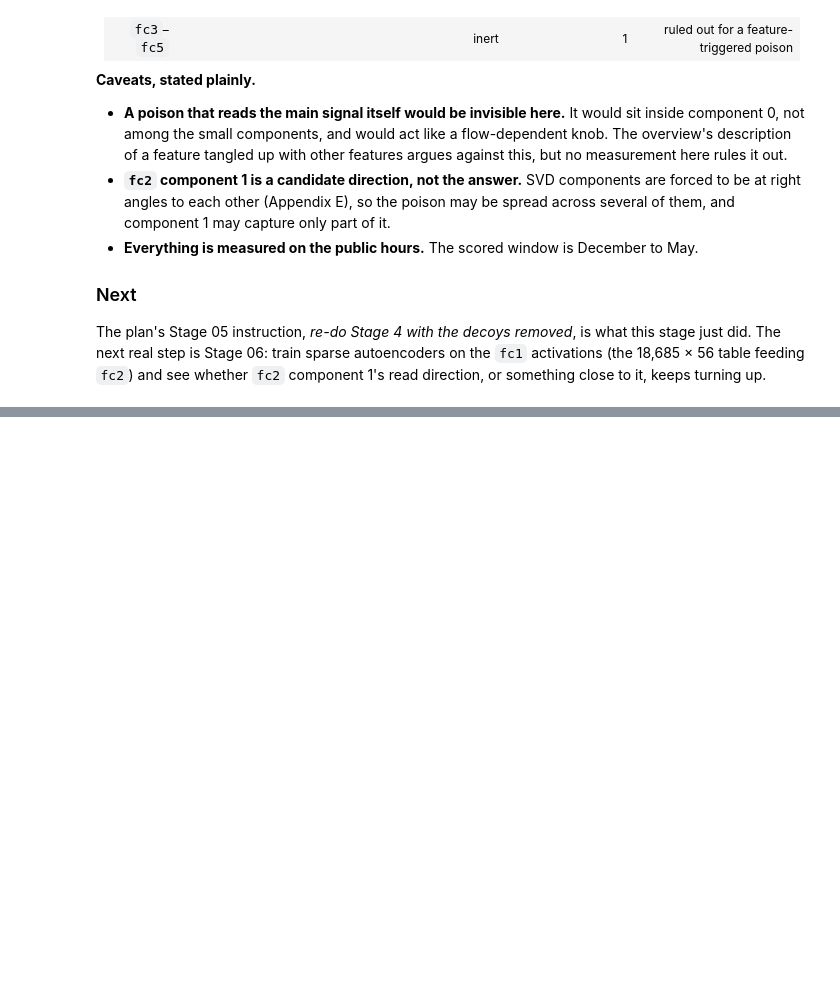
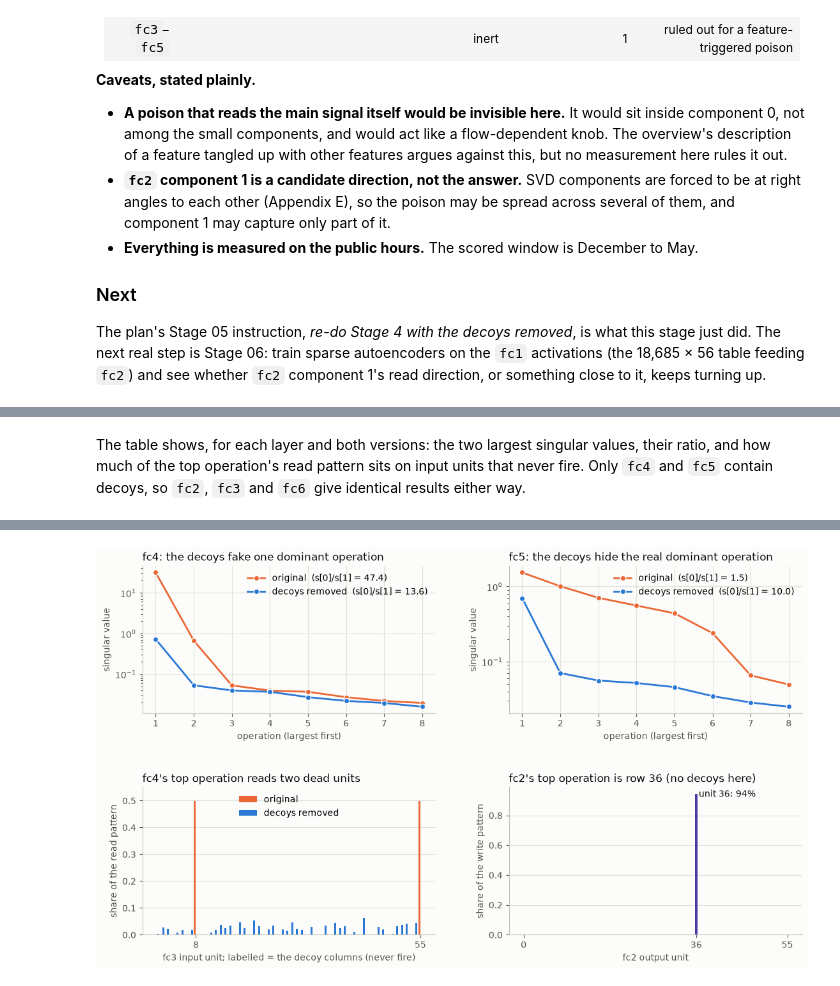
Before and after one commit to nehasrinivasula/mlm26, a Jupyter notebook: working.ipynb, the cells around one changed output, grey strips where cells are left out. Saved outputs shown, nothing was run; the diff lists cells and outputs as text; code cells hidden in the pictures; blank space fills up the shorter version.

```diff
--- a/working.ipynb
+++ b/working.ipynb
@@ -1257,0 +1450,74 @@ close to it, keeps turning up.
+# %% [markdown]
+The table shows, for each layer and both versions: the two largest singular values, their ratio,
+and how much of the top operation's read pattern sits on input units that never fire. Only `fc4`
+and `fc5` contain decoys, so `fc2`, `fc3` and `fc6` give identical results either way.
+# %%
+# Stage 05, part 2: SVD of each layer's weights, original vs decoys removed.
+# For each layer: the two largest singular values, their ratio, and how much of the top
+# operation's READ pattern Vt[0] sits on input units that never fire (Stage 03's DEAD map).
+SVD = {}                                             # (layer, version) -> (U, s, Vt)
+print(f"{'layer':6}{'version':>16}{'s[0]':>8}{'s[1]':>8}{'s[0]/s[1]':>11}{'top read on dead inputs':>26}")
+for name in CANDIDATES:
+    dead_inputs = sorted(DEAD[PREV[name]])
+    for version, weights in [("original", WEIGHTS), ("decoys removed", NO_DECOYS)]:
+        U_k, s_k, Vt_k = np.linalg.svd(weights[name + ".weight"])
+        SVD[(name, version)] = (U_k, s_k, Vt_k)
+        on_dead = (Vt_k[0][dead_inputs] ** 2).sum()  # share of the unit-length direction
+        print(f"{name:6}{version:>16}{s_k[0]:8.3f}{s_k[1]:8.3f}{s_k[0] / s_k[1]:11.1f}{100 * on_dead:25.2f}%")
+
+# fc2 has no decoys, but its top operation is worth a look: is it simply row 36?
+U_k, s_k, Vt_k = SVD[("fc2", "original")]
+row36 = WEIGHTS["fc2.weight"][36]
+print(f"\nfc2's top operation writes {100 * U_k[36, 0] ** 2:.1f}% of its output to unit 36, and reads "
+      f"row 36's pattern (cosine {abs(Vt_k[0] @ row36) / np.linalg.norm(row36):.4f}).")
+
+# Figure 2.
+ORIGINAL_ORANGE = DECOY_ORANGE                       # "original" = the weights with the decoys in
+CLEANED_BLUE    = "#2a78d6"                          # decoys removed
+fig, axes = plt.subplots(2, 2, figsize=(13.33, 7.5), gridspec_kw={"hspace": 0.5, "wspace": 0.25})
+fig.patch.set_facecolor(SURFACE)
+
+# (a, b) the first 8 singular values of fc4 and fc5, both versions (log scale)
+for ax, name in [(axes[0, 0], "fc4"), (axes[0, 1], "fc5")]:
+    for version, colour in [("original", ORIGINAL_ORANGE), ("decoys removed", CLEANED_BLUE)]:
+        s_k = SVD[(name, version)][1][:8]
+        ax.plot(range(1, 9), s_k, color=colour, linewidth=2, marker="o", markersize=6,
+                markeredgecolor=SURFACE, label=f"{version}  (s[0]/s[1] = {s_k[0] / s_k[1]:.1f})")
+    ax.set_yscale("log")
+    ax.set_xticks(range(1, 9))
+    ax.set_xlabel("operation (largest first)", fontsize=10, color=INK_SOFT)
+    ax.set_ylabel("singular value", fontsize=10, color=INK_SOFT)
+    ax.legend(frameon=False, fontsize=10)
+axes[0, 0].set_title("fc4: the decoys fake one dominant operation", fontsize=12, loc="left", color=INK)
+axes[0, 1].set_title("fc5: the decoys hide the real dominant operation", fontsize=12, loc="left", color=INK)
+
+# (c) what fc4's top operation reads, input unit by input unit
+units = np.arange(56)
+for version, colour, shift in [("original", ORIGINAL_ORANGE, -0.2), ("decoys removed", CLEANED_BLUE, 0.2)]:
+    reads = SVD[("fc4", version)][2][0] ** 2           # share of the read pattern on each input unit
+    axes[1, 0].bar(units + shift, reads, width=0.4, color=colour, label=version)
+decoy_inputs = sorted(DEAD["fc3"] & set(np.where(DECOY_MASK["fc4"].any(axis=0))[0].tolist()))
+axes[1, 0].set_xticks(decoy_inputs, [str(u) for u in decoy_inputs], fontsize=9)
+axes[1, 0].set_ylim(0, 0.55)
+axes[1, 0].set_xlabel("fc3 input unit; labelled = the decoy columns (never fire)", fontsize=10, color=INK_SOFT)
+axes[1, 0].set_ylabel("share of the read pattern", fontsize=10, color=INK_SOFT)
+axes[1, 0].set_title("fc4's top operation reads two dead units", fontsize=12, loc="left", color=INK)
+axes[1, 0].legend(frameon=False, fontsize=10)
+
+# (d) where fc2's top operation writes, output unit by output unit
+writes = SVD[("fc2", "original")][0][:, 0] ** 2
+axes[1, 1].bar(units, writes, width=0.6, color=[ROW36_VIOLET if u == 36 else CONTEXT_GREY for u in units])
+axes[1, 1].text(36, writes[36], f" unit 36: {100 * writes[36]:.0f}%", ha="left", va="center",
+                fontsize=10, color=INK)
+axes[1, 1].set_xticks([0, 36, 55])
+axes[1, 1].set_xlabel("fc2 output unit", fontsize=10, color=INK_SOFT)
+axes[1, 1].set_ylabel("share of the write pattern", fontsize=10, color=INK_SOFT)
+axes[1, 1].set_title("fc2's top operation is row 36 (no decoys here)", fontsize=12, loc="left", color=INK)
+
+for ax in axes.flat:
+    style_axes(ax)
+for ax in (axes[1, 0], axes[1, 1]):
+    ax.grid(axis="x", visible=False)
+save_for_slides(fig, "stage05_2_svd_original_vs_decoys_removed.png")
+plt.show()
+# %% [output]
@@ -1257,0 +1537 @@ close to it, keeps turning up.
+[figure, added]
```
Also changed, not shown: parts of 157 cells of this notebook, 20 other files.
